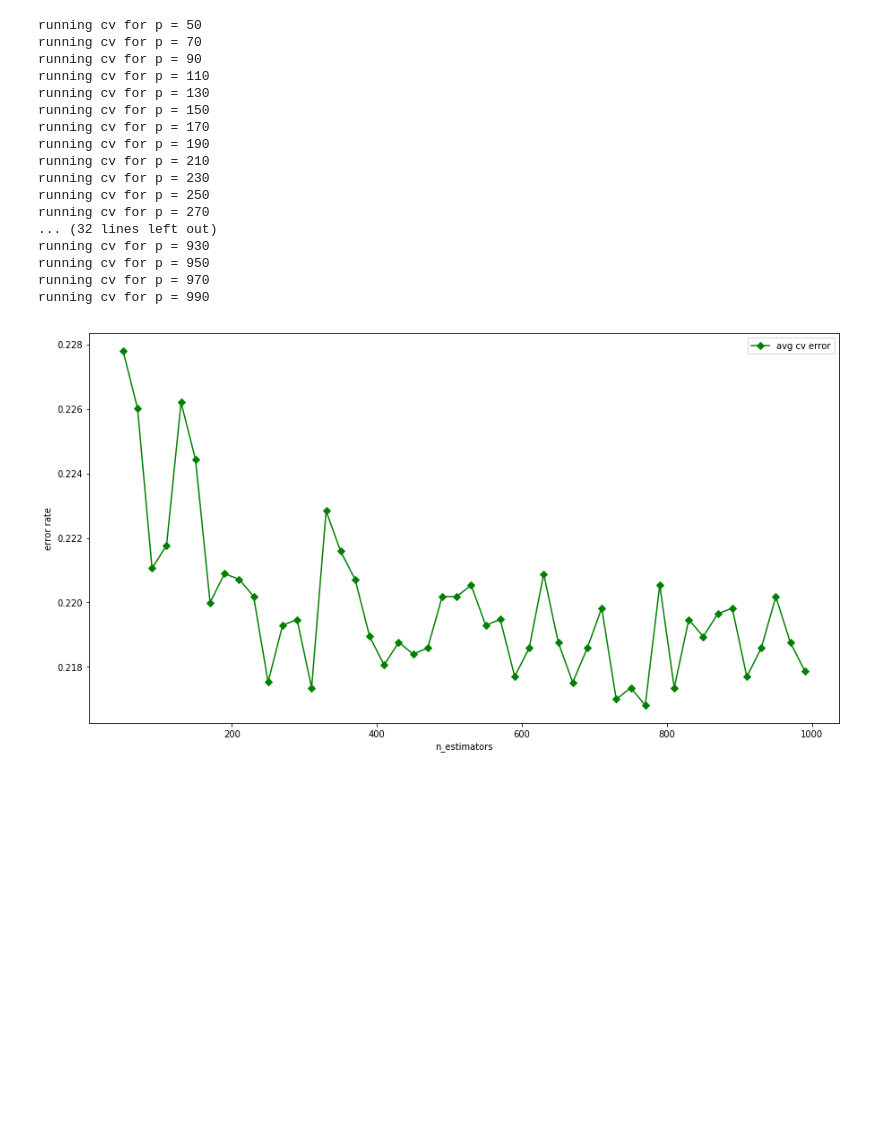
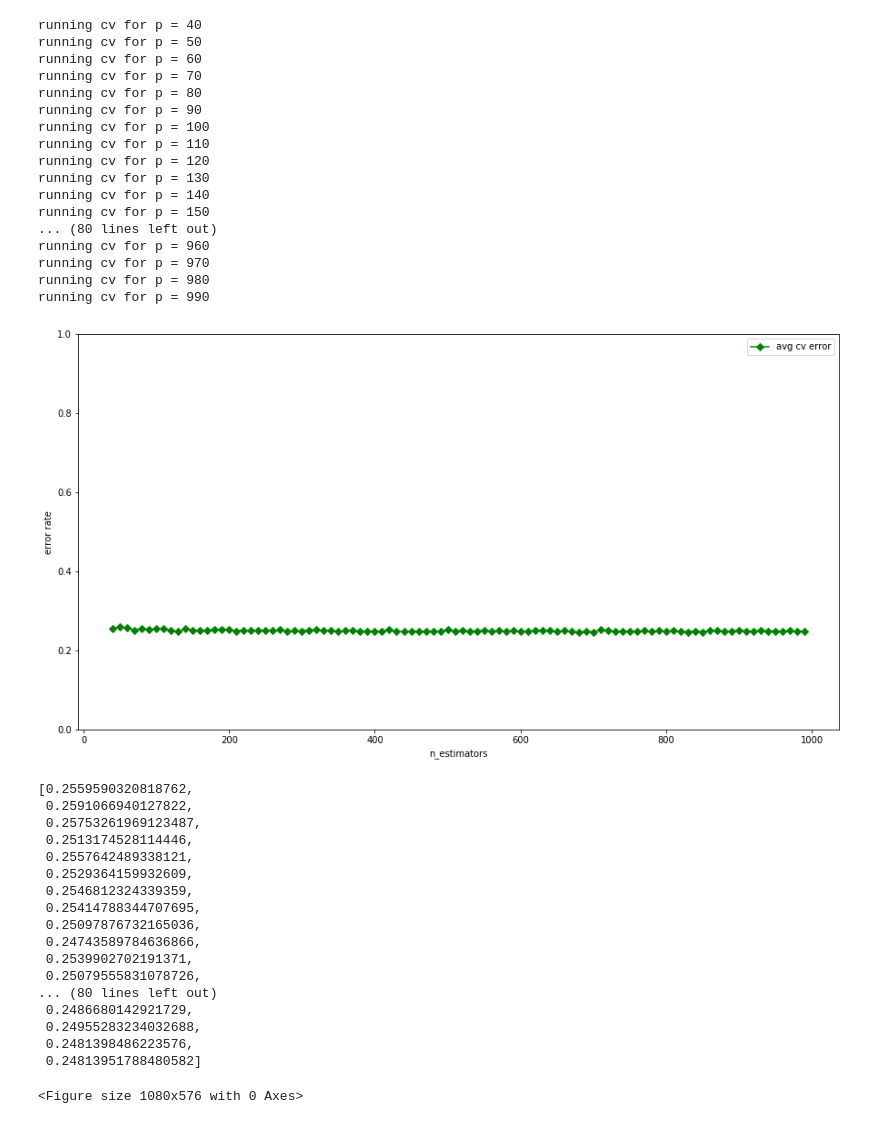
Before and after one commit to aushtin/code, a Jupyter notebook: Untitled2.ipynb, the cells around one changed output. Drawn from its saved outputs; the diff is of its cells as text; code cells hidden in the pictures; blank space fills up the shorter version.

```diff
--- a/Untitled2.ipynb
+++ b/Untitled2.ipynb
@@ -479,20 +699,25 @@ object_ids, objects = plot_random_light_curves(pretraining_set)
 #normalized_training_set = normalize_ts(training_set, training_set_metadata)
 
 # features = extract_features(training_set, training_set_metadata, normalized = False)
-# training_labels = training_set_metadata['target']
+# training_labels = training_set_metadata['target'].reset_index(drop = True)
 # training_features= addFeatsToMetadata(training_set_metadata, features)
 
 # features = extract_features(normalized_training_set, training_set_metadata, normalized = False)
 # training_labels = training_set_metadata['target']
 # nm_training_features= addFeatsToMetadata(training_set_metadata, features)
 
-# features_normalized = extract_features(training_set, training_set_metadata, normalized = True)
-# training_labels = training_set_metadata['target']
-# normalized_training_features= addFeatsToMetadata(training_set_metadata, features_normalized)
-training_labels = training_set_metadata.loc[:, 'target'].reset_index()
-ig_training_features, ig_training_labels, eg_training_features, eg_training_labels = separate_inter_extragalactic2(training_features, training_labels)
+training_features, training_labels = extract_features2(training_set, training_set_metadata)
+test_features, test_labels = extract_features2(test_set, test_set_metadata)
 
+ig_training_features, ig_training_labels, eg_training_features, eg_training_labels = separate_inter_extragalactic(training_features, training_labels)
+ig_test_features, ig_test_labels, eg_test_features, eg_test_labels = separate_inter_extragalactic(test_features, test_labels)
 
+# gnb, gnb_avg_cv = gaussian_naive_bayes_cv(training_features, training_labels)
+# #log, log_avg_cv = logistic_regression_cv(training_features, training_labels)
+# dt, dt_avg_cv = decision_tree_cv(training_features, training_labels)
+rf, rf_avg_cv = random_forest_cv(training_features, training_labels, nest = 300, min_split = 4)
+ig_rf, ig_rf_avg_cv = random_forest_cv(ig_training_features, ig_training_labels, nest = 300, min_split = 4)
+eg_rf, eg_rf_avg_cv = random_forest_cv(eg_training_features, eg_training_labels, nest = 300, min_split = 4)
 
 # params = range(2, 20, 1)
 # cv_curve2(params, training_features, training_labels, test_features, test_labels)
@@ -564,22 +906,40 @@ Name: target, Length: 1695, dtype: int64
 # %%
-params = range(50, 1000, 20)
+params = range(40, 1000, 10)
 cv_curve(params, training_features, training_labels, test_features, test_labels)
 # %% [output]
+running cv for p = 40
 running cv for p = 50
+running cv for p = 60
 running cv for p = 70
+running cv for p = 80
 running cv for p = 90
+running cv for p = 100
 running cv for p = 110
+running cv for p = 120
 running cv for p = 130
+running cv for p = 140
 running cv for p = 150
-running cv for p = 170
-running cv for p = 190
-running cv for p = 210
-running cv for p = 230
-running cv for p = 250
-running cv for p = 270
-... (32 lines left out)
-running cv for p = 930
-running cv for p = 950
+... (80 lines left out)
+running cv for p = 960
 running cv for p = 970
+running cv for p = 980
 running cv for p = 990
-[figure, old version]
+[figure, new version]
+[0.2559590320818762,
+ 0.2591066940127822,
+ 0.25753261969123487,
+ 0.2513174528114446,
+ 0.2557642489338121,
+ 0.2529364159932609,
+ 0.2546812324339359,
+ 0.25414788344707695,
+ 0.25097876732165036,
+ 0.24743589784636866,
+ 0.2539902702191371,
+ 0.25079555831078726,
+... (80 lines left out)
+ 0.2486680142921729,
+ 0.24955283234032688,
+ 0.2481398486223576,
+ 0.24813951788480582]
+<Figure size 1080x576 with 0 Axes>
```
Also changed, not shown: parts of 11 cells of this notebook, 7 other files.
